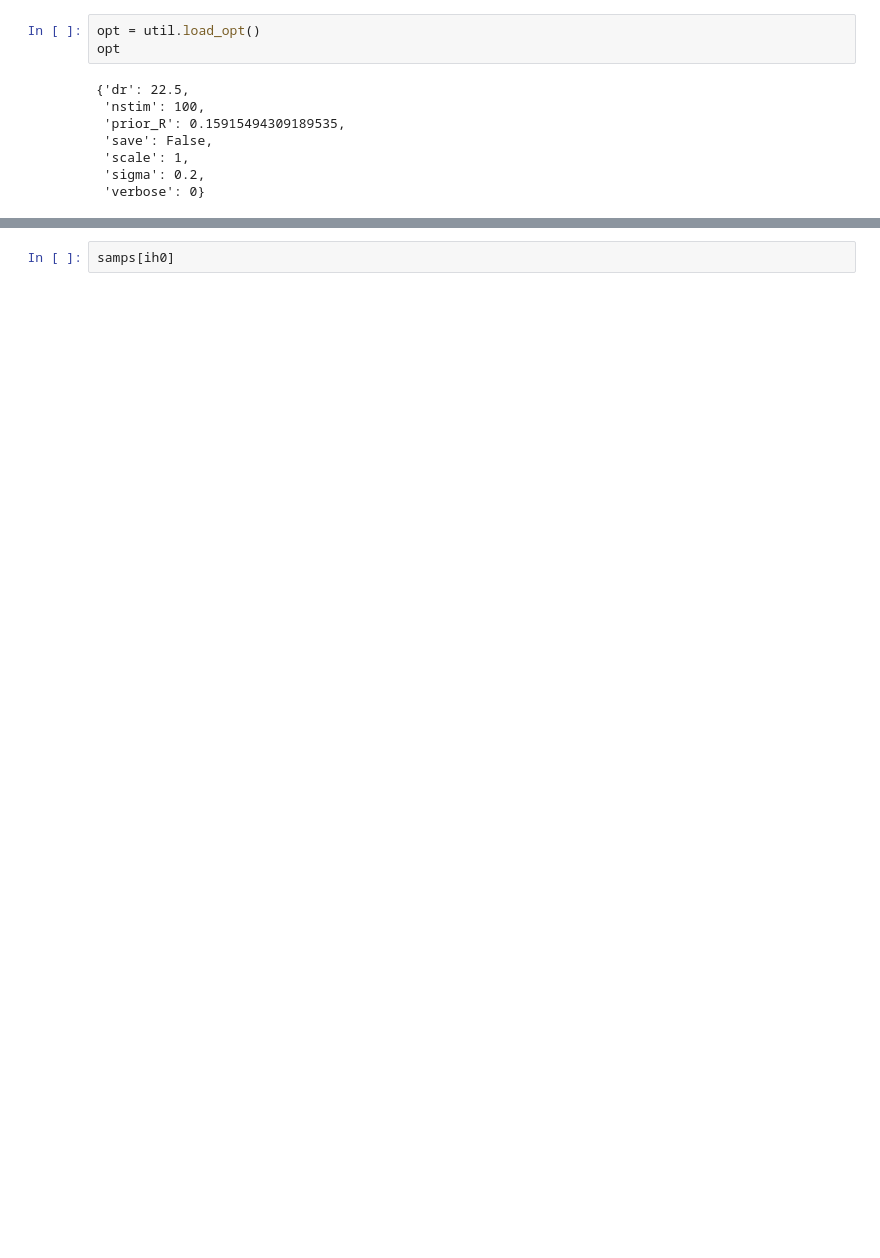
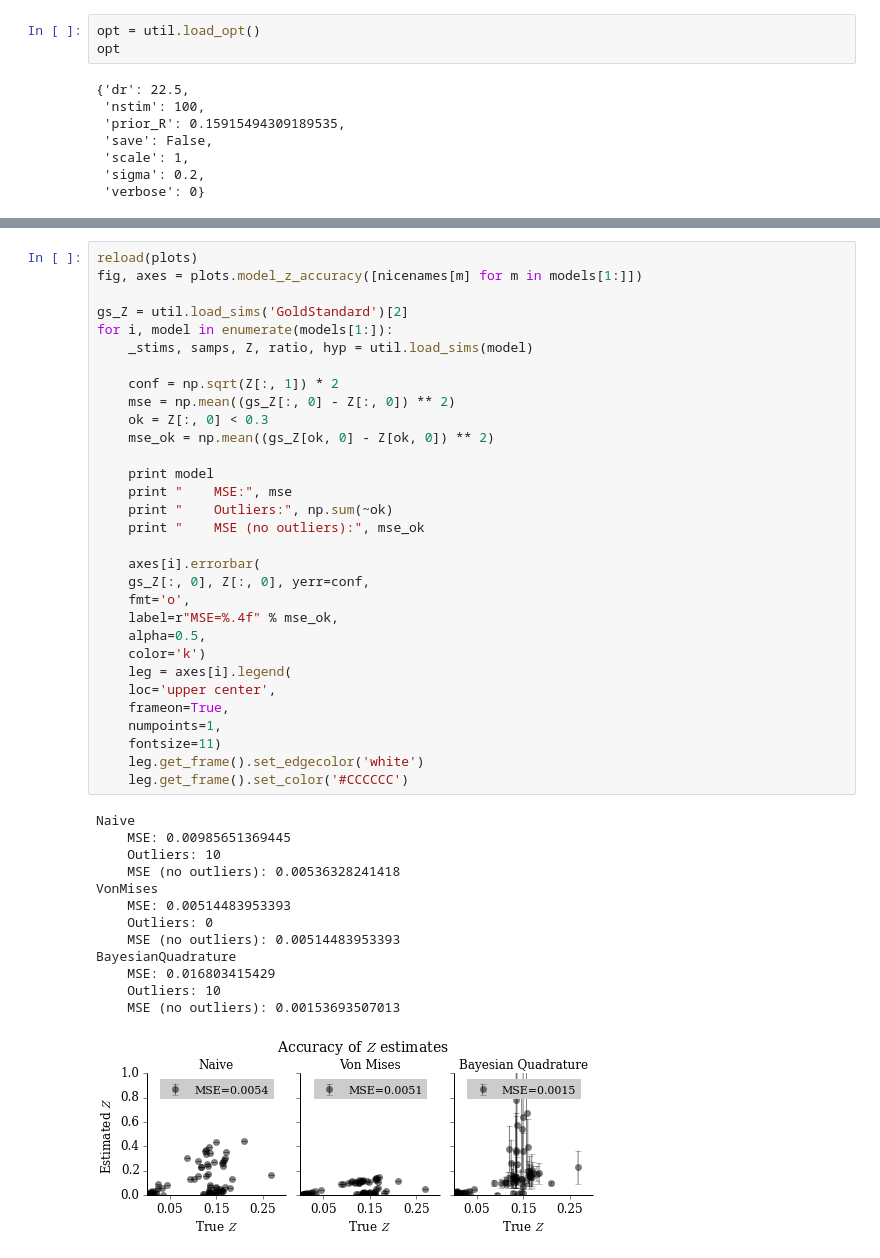
Before and after one commit to jhamrick/optimal-mental-rotation, a Jupyter notebook: code/analysis.ipynb, the cells around one changed output, grey strips where cells are left out. Cells and saved outputs as stored; diff of their text form; blank space fills up the shorter version.

```diff
--- a/code/analysis.ipynb
+++ b/code/analysis.ipynb
@@ -62,2 +102,45 @@ Error rate: 0.25
-# %%
-samps[ih0]
+# %%
+reload(plots)
+fig, axes = plots.model_z_accuracy([nicenames[m] for m in models[1:]])
+
+gs_Z = util.load_sims('GoldStandard')[2]
+for i, model in enumerate(models[1:]):
+    _stims, samps, Z, ratio, hyp = util.load_sims(model)
+
+    conf = np.sqrt(Z[:, 1]) * 2
+    mse = np.mean((gs_Z[:, 0] - Z[:, 0]) ** 2)
+    ok = Z[:, 0] < 0.3
+    mse_ok = np.mean((gs_Z[ok, 0] - Z[ok, 0]) ** 2)
+
+    print model
+    print "    MSE:", mse
+    print "    Outliers:", np.sum(~ok)
+    print "    MSE (no outliers):", mse_ok
+
+    axes[i].errorbar(
+	gs_Z[:, 0], Z[:, 0], yerr=conf,
+	fmt='o',
+	label=r"MSE=%.4f" % mse_ok,
+	alpha=0.5,
+	color='k')
+    leg = axes[i].legend(
+	loc='upper center',
+	frameon=True,
+	numpoints=1,
+	fontsize=11)
+    leg.get_frame().set_edgecolor('white')
+    leg.get_frame().set_color('#CCCCCC')
+# %% [output]
+Naive
+    MSE: 0.00985651369445
+    Outliers: 10
+    MSE (no outliers): 0.00536328241418
+VonMises
+    MSE: 0.00514483953393
+    Outliers: 0
+    MSE (no outliers): 0.00514483953393
+BayesianQuadrature
+    MSE: 0.016803415429
+    Outliers: 10
+    MSE (no outliers): 0.00153693507013
+[figure, added]
```
Also changed, not shown: parts of 6 cells of this notebook.
